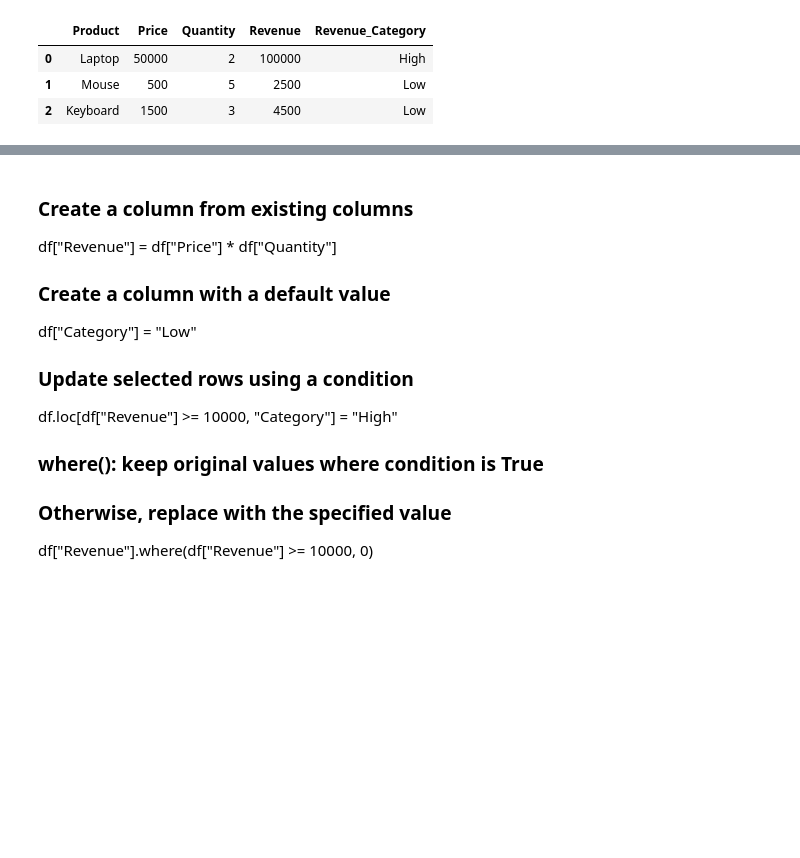
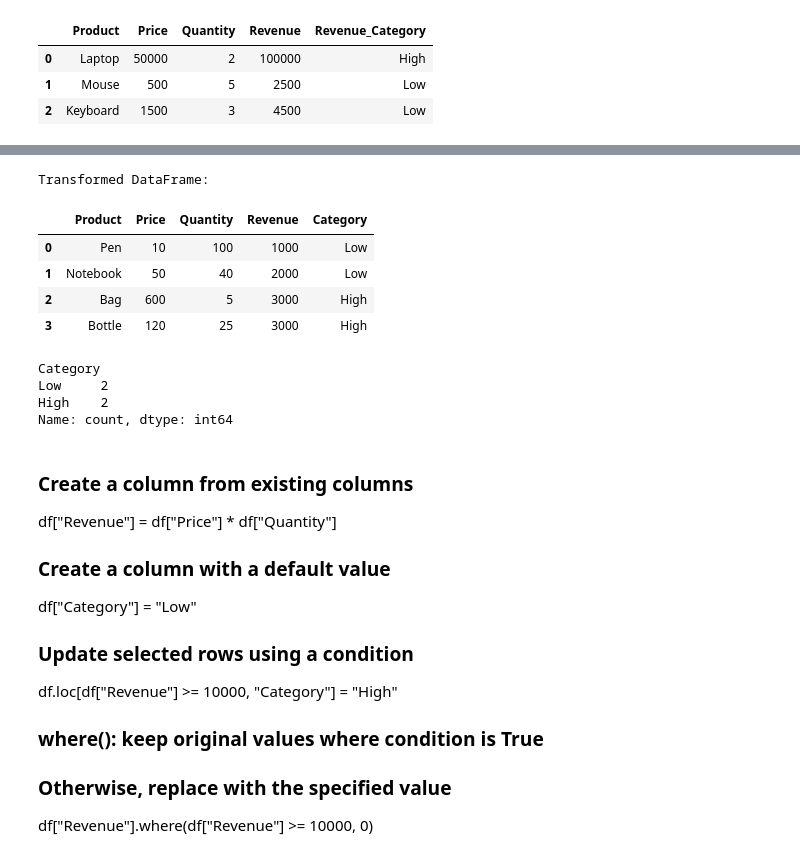
Before and after one commit to mohammadhamid8554-lgtm/data-science-from-scratch, a Jupyter notebook: phase_1.2_pandas/data_transformation.ipynb, the cells around one changed output, grey strips where cells are left out. Cells and saved outputs as stored; diff of their text form; code cells hidden in the pictures; blank space fills up the shorter version.

Commit message:
feat: Pandas Phase 1.2

```diff
--- a/phase_1.2_pandas/data_transformation.ipynb
+++ b/phase_1.2_pandas/data_transformation.ipynb
@@ -106,0 +109,8 @@ display(df)
+# %%
+sales = pd.DataFrame({
+    "Product": ["Pen", "Notebook", "Bag", "Bottle"],
+    "Price": [10, 50, 600, 120],
+    "Quantity": [100, 40, 5, 25],
+})
+
+display(sales)
@@ -106,0 +128,7 @@ display(df)
+# %%
+sales["Revenue"] = sales["Price"] *  sales["Quantity"]
+display(sales)
+print(f"Shape: {sales.shape}")
+display(sales.dtypes.to_frame(name="Data Type"))
+print(f"Missing count: {sales.isna().sum()}")
+print(f"Total Revenue: {sales["Revenue"].sum()}")
@@ -107,3 +165,29 @@ display(df)
+# %%
+import pandas as pd
+import numpy as np
+
+HIGH_REVENUE_THRESHOLD = 2000
+sales["Category"] = np.where(sales["Revenue"] > HIGH_REVENUE_THRESHOLD, "High", "Low")
+print("Transformed DataFrame:")
+display(sales)
+
+# 1000 > 2000 -> False -> Low, 2000 > 2000 -> False -> Low, 3000 > 2000 -> True -> High, 3000 > 2000 -> True -> High
+display(sales["Category"].value_counts())
+
+# ">" means greater than. For example, sales["Revenue"] > 2000 selects revenues strictly greater than 2000.
+# ">=" means greater than or equal to 2000. With this condition, Notebook would be High, resulting in three High categories and only one Low category.
+# For example: A business want only the customers revenue greater than 2000, it we use the >= operator, this will give us misleading result. That is why we need to properly understant what business actually wants .
+# %% [output]
+Transformed DataFrame:
+|  | Product | Price | Quantity | Revenue | Category |
+| 0 | Pen | 10 | 100 | 1000 | Low |
+| 1 | Notebook | 50 | 40 | 2000 | Low |
+| 2 | Bag | 600 | 5 | 3000 | High |
+| 3 | Bottle | 120 | 25 | 3000 | High |
+Category
+Low     2
+High    2
+Name: count, dtype: int64
 # %% [markdown]
 ### Create a column from existing columns
 df["Revenue"] = df["Price"] * df["Quantity"]
```
Also changed, not shown: parts of 13 cells of this notebook.
